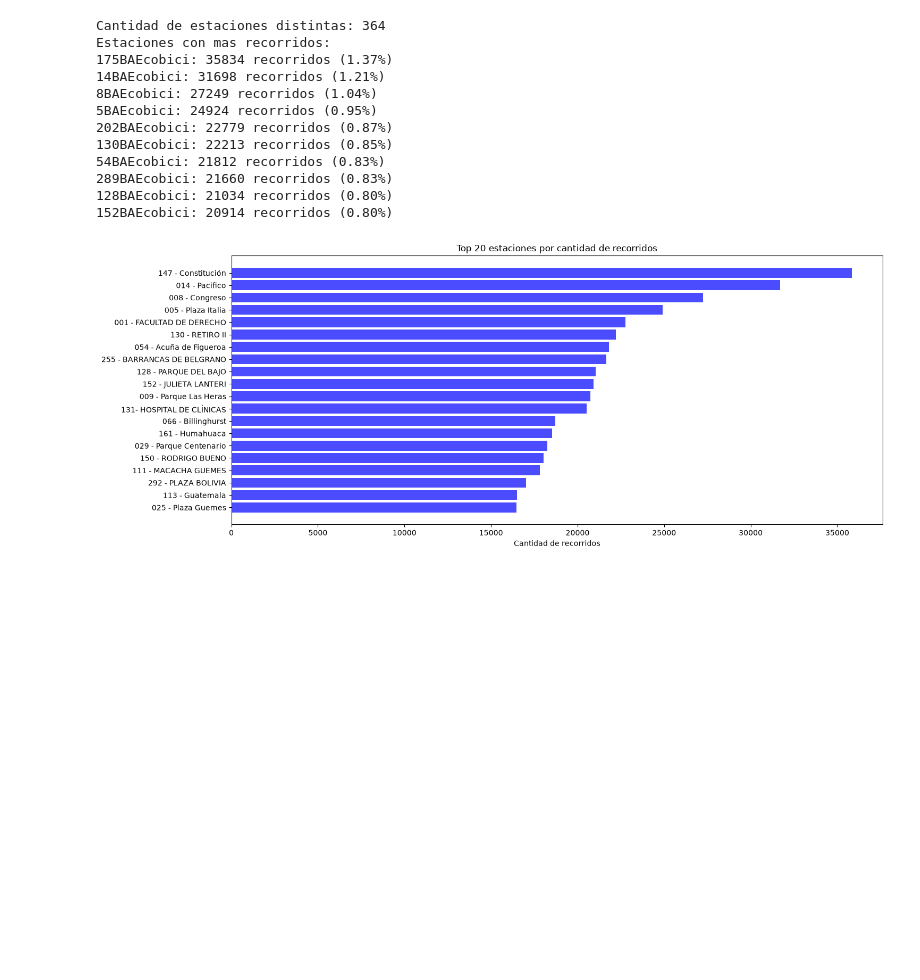
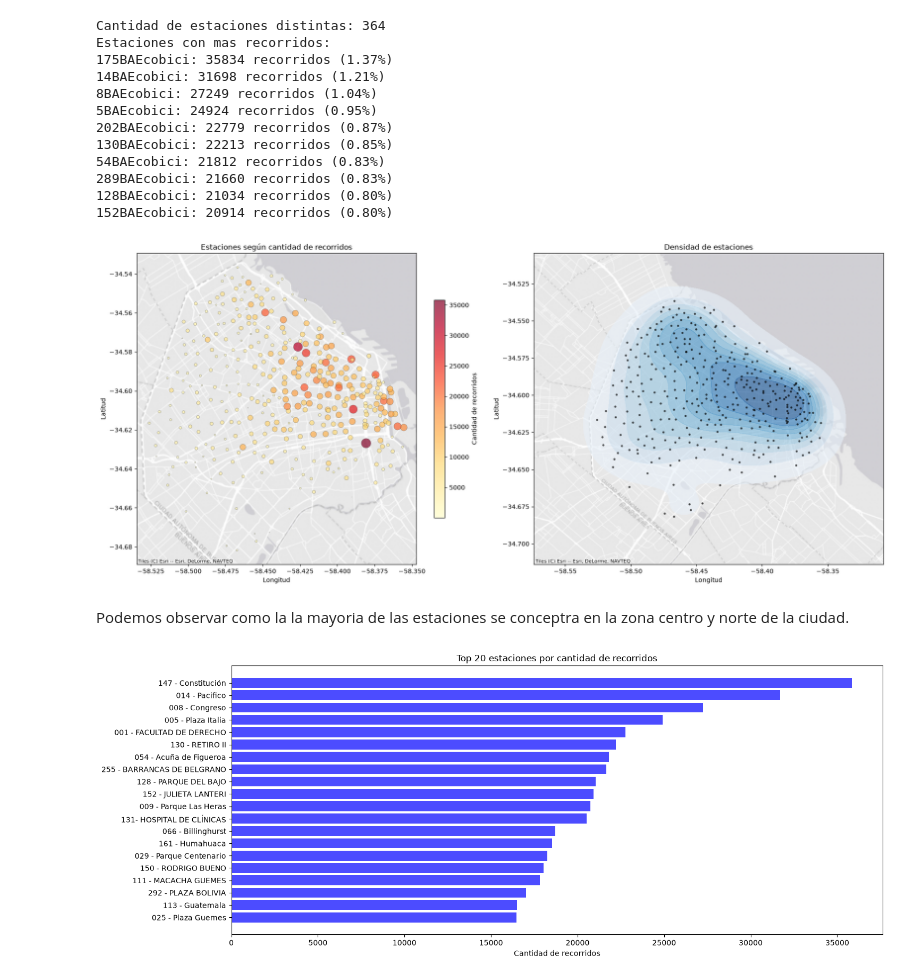
Before and after one commit to brigere/data-anlysis-ceia, a Jupyter notebook: tp_final_2026.ipynb, the cells around one changed output. Cells and saved outputs as stored; diff of their text form; code cells hidden in the pictures; blank space fills up the shorter version.

Commit message:
added grafico de la ciudad

```diff
--- a/tp_final_2026.ipynb
+++ b/tp_final_2026.ipynb
@@ -545,6 +545,47 @@ Estaciones con mas recorridos:
 289BAEcobici: 21660 recorridos (0.83%)
 128BAEcobici: 21034 recorridos (0.80%)
 152BAEcobici: 20914 recorridos (0.80%)
+# %%
+# en esta seccion vamos a graficar en un mapa las estaciones de origen y la densidad de estas, para esto utilizamos la libreria contextily
+import contextily as cx
+
+# Mapa de estaciones de origen sobre un mapa base (contextily): coordenadas de cada estación (una fila por estación)
+estaciones = (
+    df_recorridos.drop_duplicates("id_estacion_origen")
+    .set_index("id_estacion_origen")[["nombre_estacion_origen", "lat_estacion_origen", "long_estacion_origen"]]
+    .join(estacion_recorridos_counter)
+)
+
+fig, axes = plt.subplots(1, 2, figsize=(18, 8))
+
+# izquierda: cada punto es una estación, color y tamaño según cantidad de recorridos
+puntos = axes[0].scatter(
+    estaciones["long_estacion_origen"], estaciones["lat_estacion_origen"],
+    c=estaciones["recorridos_por_estacion"], s=estaciones["recorridos_por_estacion"] / 150,
+    cmap="YlOrRd", alpha=0.7, edgecolor="black", linewidth=0.3,
+)
+fig.colorbar(puntos, ax=axes[0], label="Cantidad de recorridos", shrink=0.7)
+axes[0].set_title("Estaciones según cantidad de recorridos")
+
+# derecha: densidad de estaciones (concentración geográfica, sin ponderar por recorridos)
+sns.kdeplot(
+    data=estaciones, x="long_estacion_origen", y="lat_estacion_origen",
+    fill=True, cmap="Blues", levels=10, thresh=0.05, alpha=0.6, ax=axes[1],
+)
+axes[1].scatter(estaciones["long_estacion_origen"], estaciones["lat_estacion_origen"], s=6, color="black", alpha=0.6)
+axes[1].set_title("Densidad de estaciones")
+
+for ax in axes:
+    ax.set_xlabel("Longitud")
+    ax.set_ylabel("Latitud")
+    cx.add_basemap(ax, crs="EPSG:4326", source=cx.providers.Esri.WorldGrayCanvas, zorder=0)
+
+plt.tight_layout()
+plt.show()
+# %% [output]
+[figure, added]
+# %% [markdown]
+Podemos observar como la la mayoria de las estaciones se conceptra en la zona centro y norte de la ciudad.
 # %%
 # Graficamos la cantidad de recorridos por estación de origen (top 20)
 top_n = 20
```
Also changed, not shown: 2 other files.
